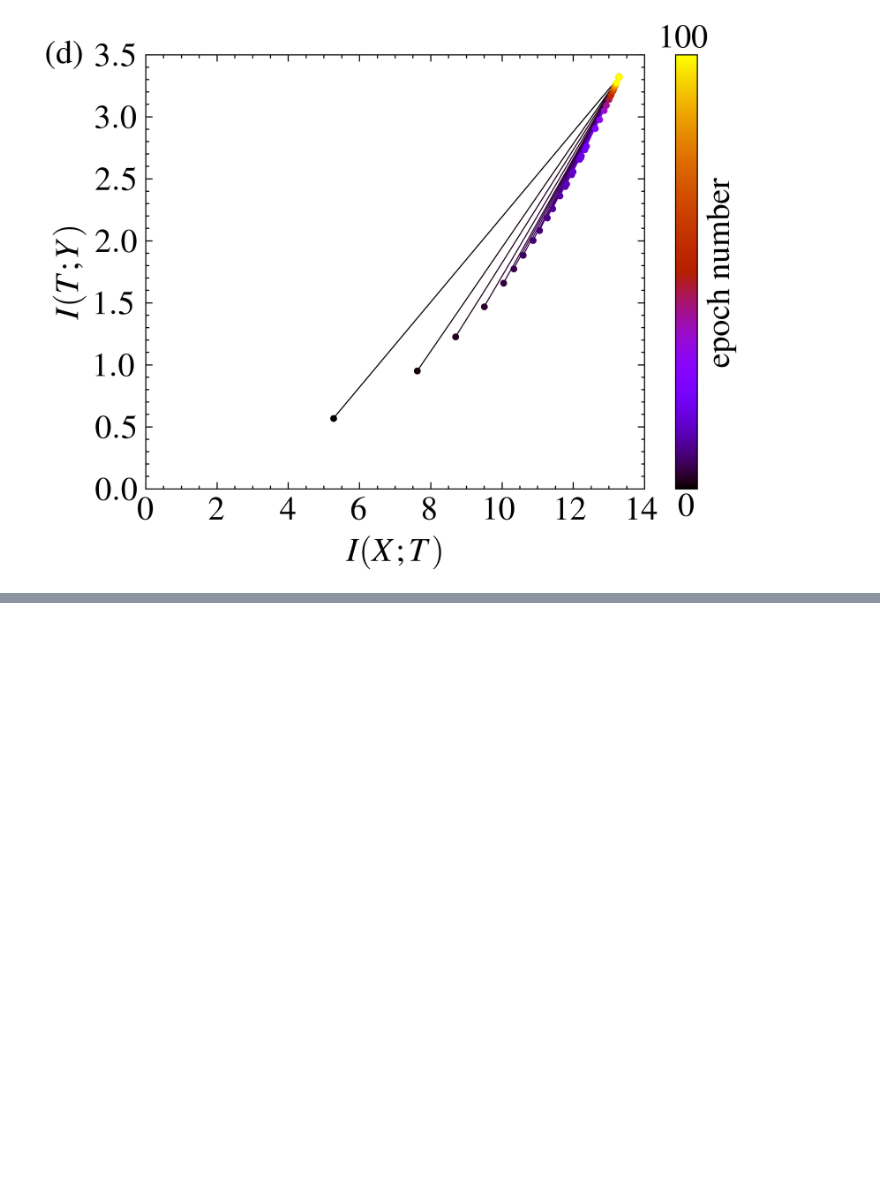
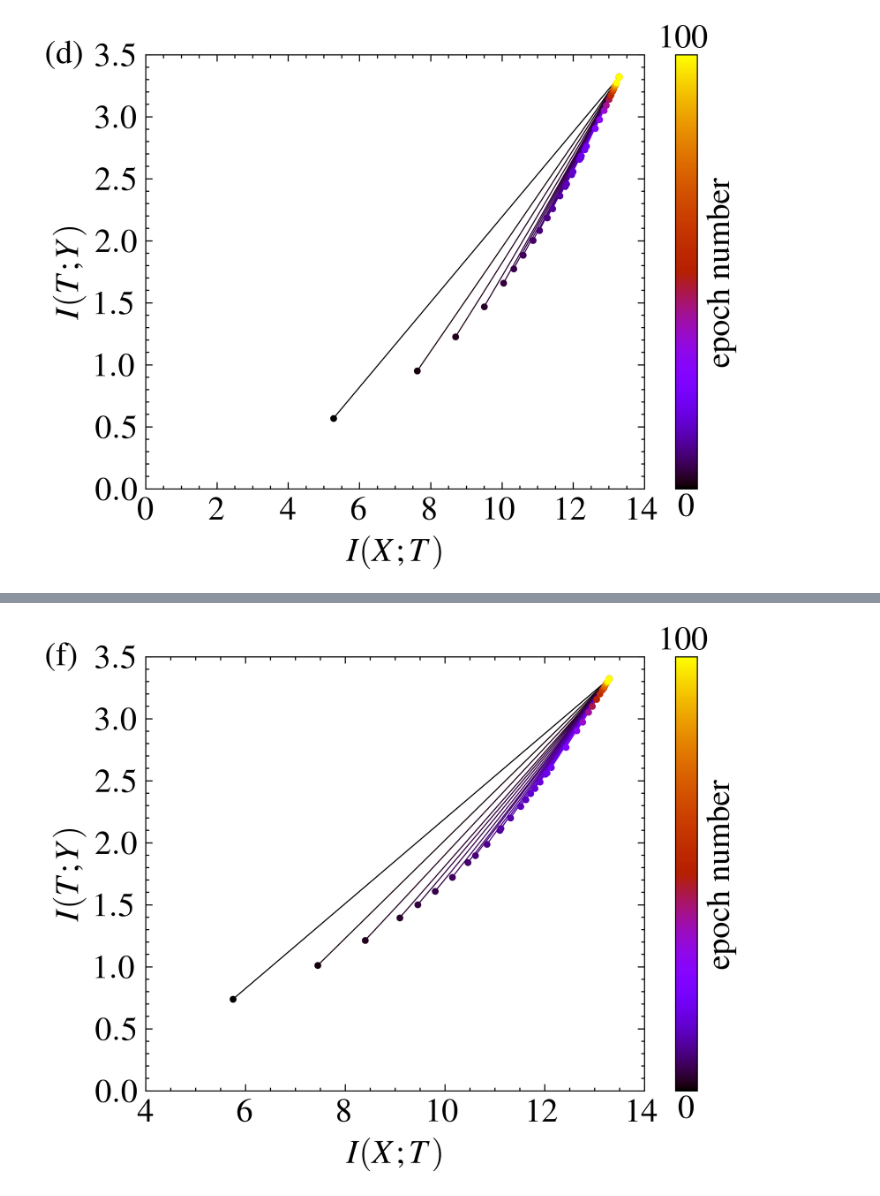
Before and after one commit to resonance-dfb/deep-network-optuna, a Jupyter notebook: 信息瓶颈理论与实现讲座12 cifar.ipynb, the cells around one changed output, grey strips where cells are left out. Saved outputs shown, nothing was run; the diff lists cells and outputs as text; code cells hidden in the pictures; blank space fills up the shorter version.

```diff
--- a/信息瓶颈理论与实现讲座12 cifar.ipynb
+++ b/信息瓶颈理论与实现讲座12 cifar.ipynb
@@ -1362,0 +2157,63 @@ fig.savefig('D:/2023年研究生文件/Fig9a.eps', dpi=800)
+# %%
+import numpy as np
+import matplotlib.pyplot as plt
+import matplotlib as mpl
+import torch
+import scienceplots
+plt.rcParams['font.serif'] = ['Times New Roman']
+mpl.rcParams['figure.dpi'] = 800
+mpl.rcParams['axes.unicode_minus'] = False  # 用来正常显示负号
+plt.style.use(['science', 'ieee'])
+mpl.rcParams.update({'font.size': 15})
+
+def plot_information_plane(IXT_array, ITY_array, num_epochs, every_n_early=1, every_n_late=5):
+    assert len(IXT_array) == len(ITY_array)
+
+    max_index = len(IXT_array)
+
+    fig, ax = plt.subplots(figsize=(5, 3.5))
+    ax.set_xlabel('$I(X;T)$', fontsize=15)
+    ax.set_ylabel('$I(T;Y)$', fontsize=15)
+
+    cmap = plt.get_cmap('gnuplot')
+    colors = [cmap(i) for i in np.linspace(0, 1, num_epochs + 1)]
+
+    for i in range(0, max_index):
+        IXT = IXT_array[i, :]
+        ITY = ITY_array[i, :]
+
+        # 根据 epoch 的范围调整 every_n
+        if i < 20:
+            color_idx = i * every_n_early
+        else:
+            color_idx = 20 * every_n_early + (i - 20) * every_n_late
+
+        ax.plot(IXT, ITY, marker='o', markersize=3, markeredgewidth=0.04,
+                linestyle='-', linewidth=0.5, color=colors[color_idx], zorder=10)
+
+    sm = plt.cm.ScalarMappable(cmap=cmap, norm=plt.Normalize(vmin=0, vmax=1))
+    sm._A = []
+
+    # 使用ax参数指定颜色条位置
+    cbar = plt.colorbar(sm, ax=ax, ticks=[])
+    cbar.set_label('epoch number', fontsize=15)
+    cbar.ax.tick_params(labelsize=15)
+    cbar.ax.text(0.5, -0.01, 0, transform=cbar.ax.transAxes, va='top', ha='center')
+    cbar.ax.text(0.5, 1.0, str(num_epochs), transform=cbar.ax.transAxes, va='bottom', ha='center')
+
+    ax.set_xticks([0, 2, 4, 6, 8, 10, 12, 14])
+    ax.set_yticks([0, 0.5, 1, 1.5, 2, 2.5, 3.0, 3.5])
+    ax.set_ylim(0.0, 3.5)  # 修改y轴坐标范围
+    ax.set_xlim(4.0, 14)  # 修改y轴坐标范围
+    # Adjust coordinates of text according to the plot area
+    ax.text(-0.2, 0.98, '(f)', fontdict={'size': 15, 'color': 'black'}, transform=ax.transAxes)
+
+    fig.savefig('D:/深度学习与信息论/Fig9f.eps', dpi=800)
+    plt.show()
+
+IXT_array = np.load('D:/深度学习与信息论/MI_XMELU.npy', allow_pickle=True)
+ITY_array = np.load('D:/深度学习与信息论/MI_YMELU.npy', allow_pickle=True)
+
+plot_information_plane(IXT_array, ITY_array, num_epochs=100, every_n_early=1, every_n_late=5)
+# %% [output]
+[figure, added]
```
Also changed, not shown: parts of 9 cells of this notebook.
